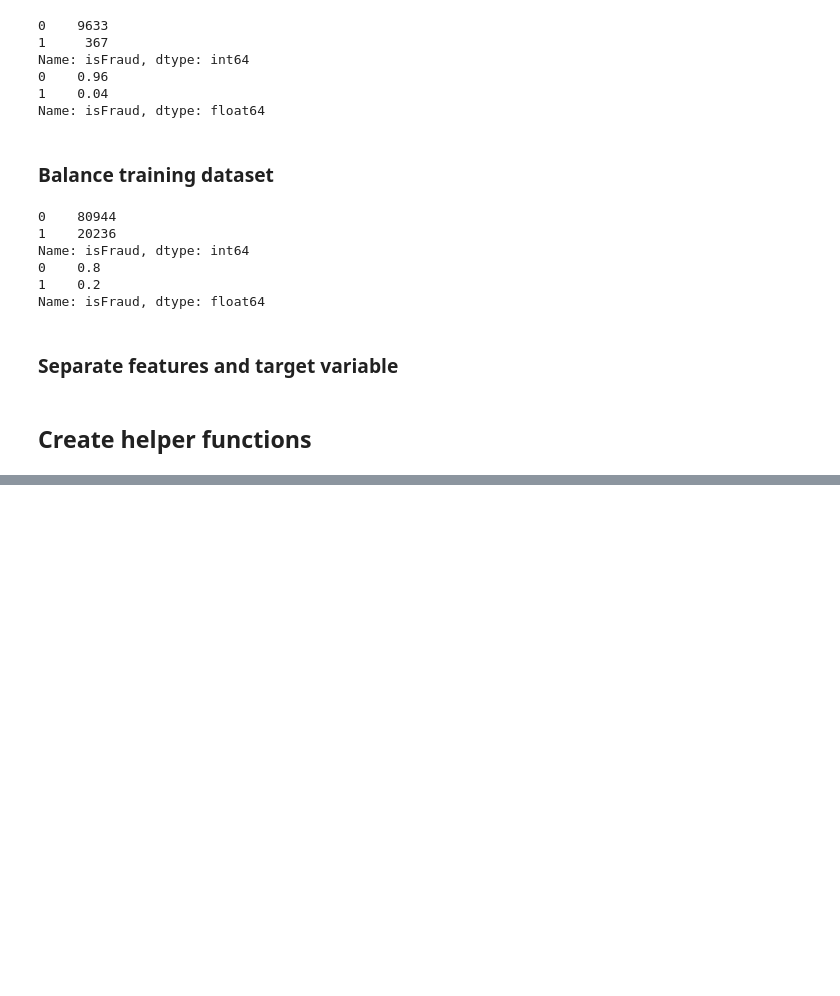
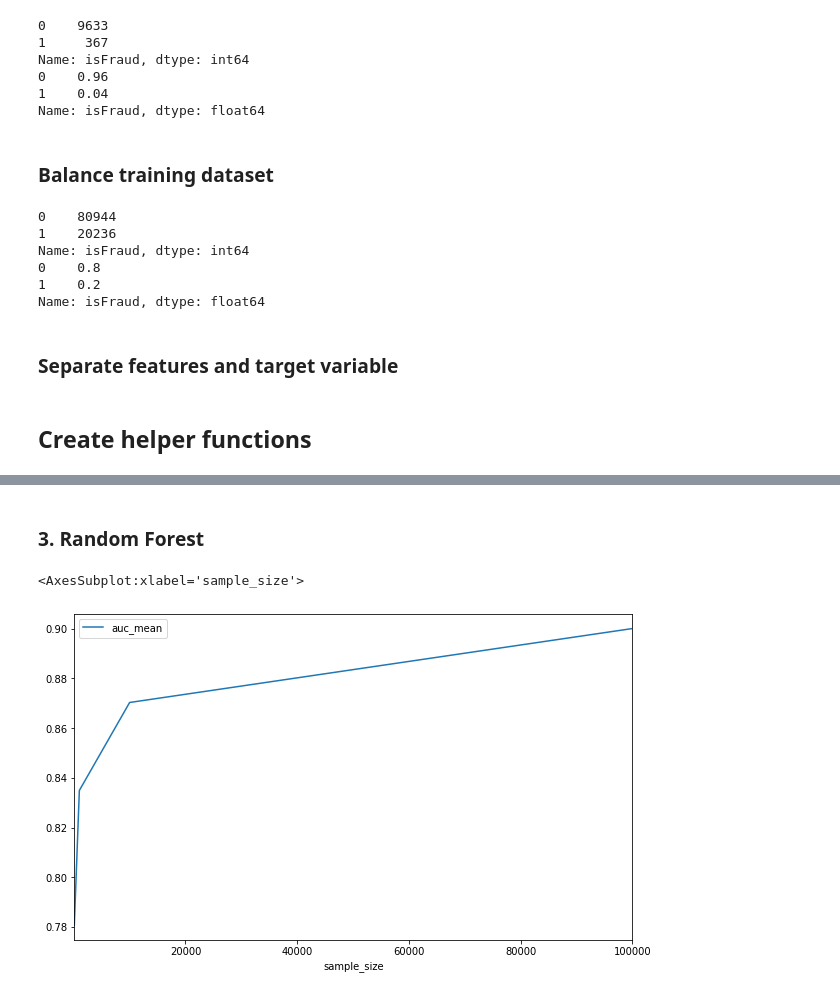
Before and after one commit to felixpeters/ml-economics, a Jupyter notebook: nbs/02_Data_Value.ipynb, the cells around one changed output, grey strips where cells are left out. Cells and saved outputs as stored; diff of their text form; code cells hidden in the pictures; blank space fills up the shorter version.

```diff
--- a/nbs/02_Data_Value.ipynb
+++ b/nbs/02_Data_Value.ipynb
@@ -175,0 +194,7 @@ completed 10 rounds with 100000 training examples
+# %% [markdown]
+### 3. Random Forest
+# %%
+results_rf.plot(x='sample_size', y='auc_mean')
+# %% [output]
+<AxesSubplot:xlabel='sample_size'>
+[figure, added]
```
Also changed, not shown: parts of 21 cells of this notebook.
